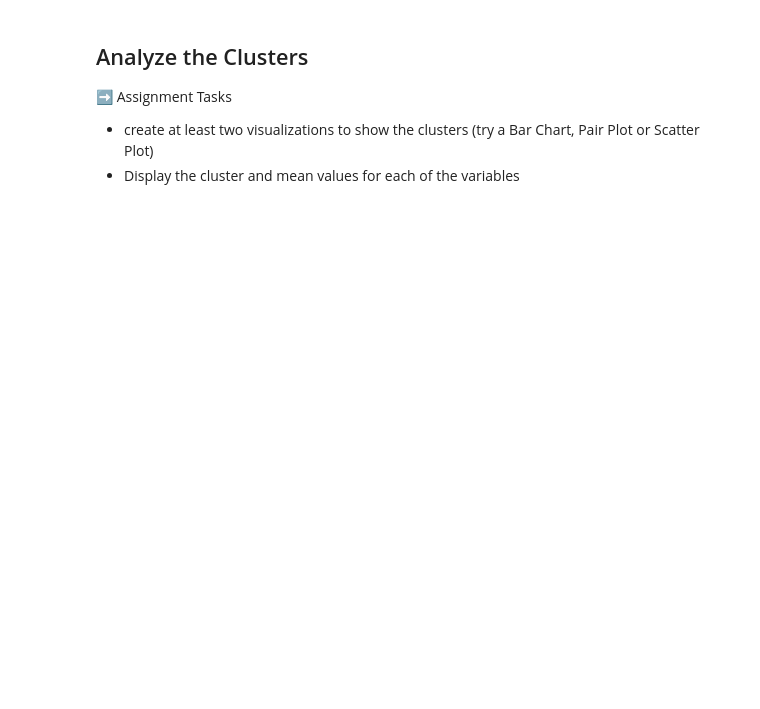
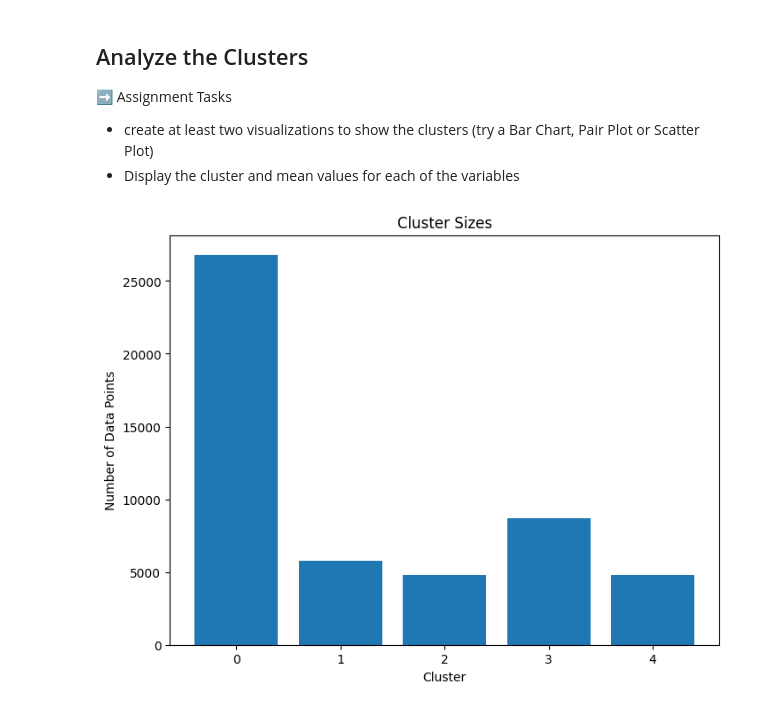
Before and after one commit to matiasarmesto/businessanalytics, a Jupyter notebook: Labs/Scripts/lab_13_retailer_cluster_analysis.ipynb, the cells around one changed output. Drawn from its saved outputs; the diff is of its cells as text; code cells hidden in the pictures; blank space fills up the shorter version.

```diff
--- a/Labs/Scripts/lab_13_retailer_cluster_analysis.ipynb
+++ b/Labs/Scripts/lab_13_retailer_cluster_analysis.ipynb
@@ -75,0 +138,8 @@ Note that K-Means requires that all variables be numbers or boolean.  No categor
+# %%
+#one-hot encoding
+enc = OneHotEncoder(handle_unknown='ignore')
+enc.fit(df2[['order_type', 'product_line']])
+num_df = enc.transform(df2[['order_type', 'product_line']]).toarray()
+num_df = pd.DataFrame(num_df, columns=enc.get_feature_names_out(['order_type', 'product_line']))
+df2 = pd.concat([df2, num_df], axis=1)
+df2.head()
@@ -76,5 +154,28 @@ Note that K-Means requires that all variables be numbers or boolean.  No categor
+# %%
+#remove outliers
+Q1_quantity = df2['quantity'].quantile(0.25)
+Q3_quantity = df2['quantity'].quantile(0.75)
+IQR_quantity = Q3_quantity - Q1_quantity
+Q1_price = df2['product_price'].quantile(0.25)
+Q3_price = df2['product_price'].quantile(0.75)
+IQR_price = Q3_price - Q1_price
+lower_bound_quantity = Q1_quantity - 1.5 * IQR_quantity
+upper_bound_quantity = Q3_quantity + 1.5 * IQR_quantity
+lower_bound_price = Q1_price - 1.5 * IQR_price
+upper_bound_price = Q3_price + 1.5 * IQR_price
+df2 = df2[
+    (df2['quantity'] >= lower_bound_quantity) & (df2['quantity'] <= upper_bound_quantity) &
+    (df2['product_price'] >= lower_bound_price) & (df2['product_price'] <= upper_bound_price)
+]
 # %%
 #eliminate any variables that you don't want to use in the model (select your final variable set)
+selected_columns = ['quantity', 'product_price', 'order_month', 'total_amount',
+                    'order_type_Online', 'order_type_Retail',
+                    'product_line_Accessories', 'product_line_Bikes',
+                    'product_line_Cameras', 'product_line_Clothing',
+                    'product_line_Electronics', 'product_line_Laptop','product_line_Mobile',
+                    'product_line_OfficeProducts','product_line_Projector']
+df_model = df2[selected_columns]
 # %% [markdown]
 ## Create Model
 
@@ -85,3 +186,6 @@ For more info on K-means in python, see: https://realpython.com/k-means-cluster
 - Use 5 clusters
 # %%
 #create and fit model
+df_model = df_model.dropna()
+kmeans = KMeans(n_clusters=5, random_state=0)
+kmeans.fit(df_model)
@@ -97,0 +200,12 @@ For more info on K-means in python, see: https://realpython.com/k-means-cluster
+# %%
+#visualization #1
+df_model.loc[:,'cluster'] = kmeans.labels_
+cluster_sizes = df_model['cluster'].value_counts()
+plt.figure(figsize=(8, 6))
+plt.bar(cluster_sizes.index, cluster_sizes.values)
+plt.xlabel('Cluster')
+plt.ylabel('Number of Data Points')
+plt.title('Cluster Sizes')
+plt.show()
+# %% [output]
+[figure, added]
```
Also changed, not shown: parts of 16 cells of this notebook.
